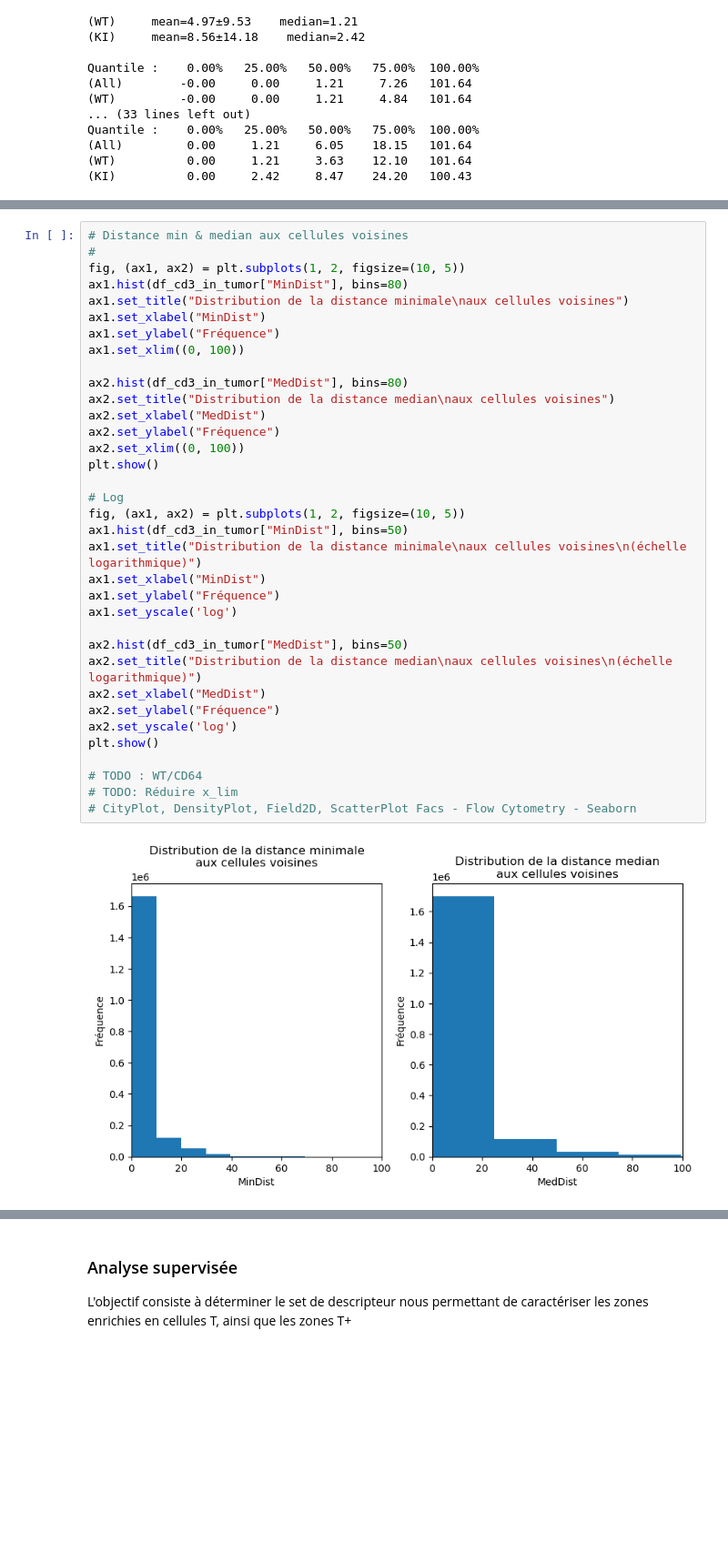
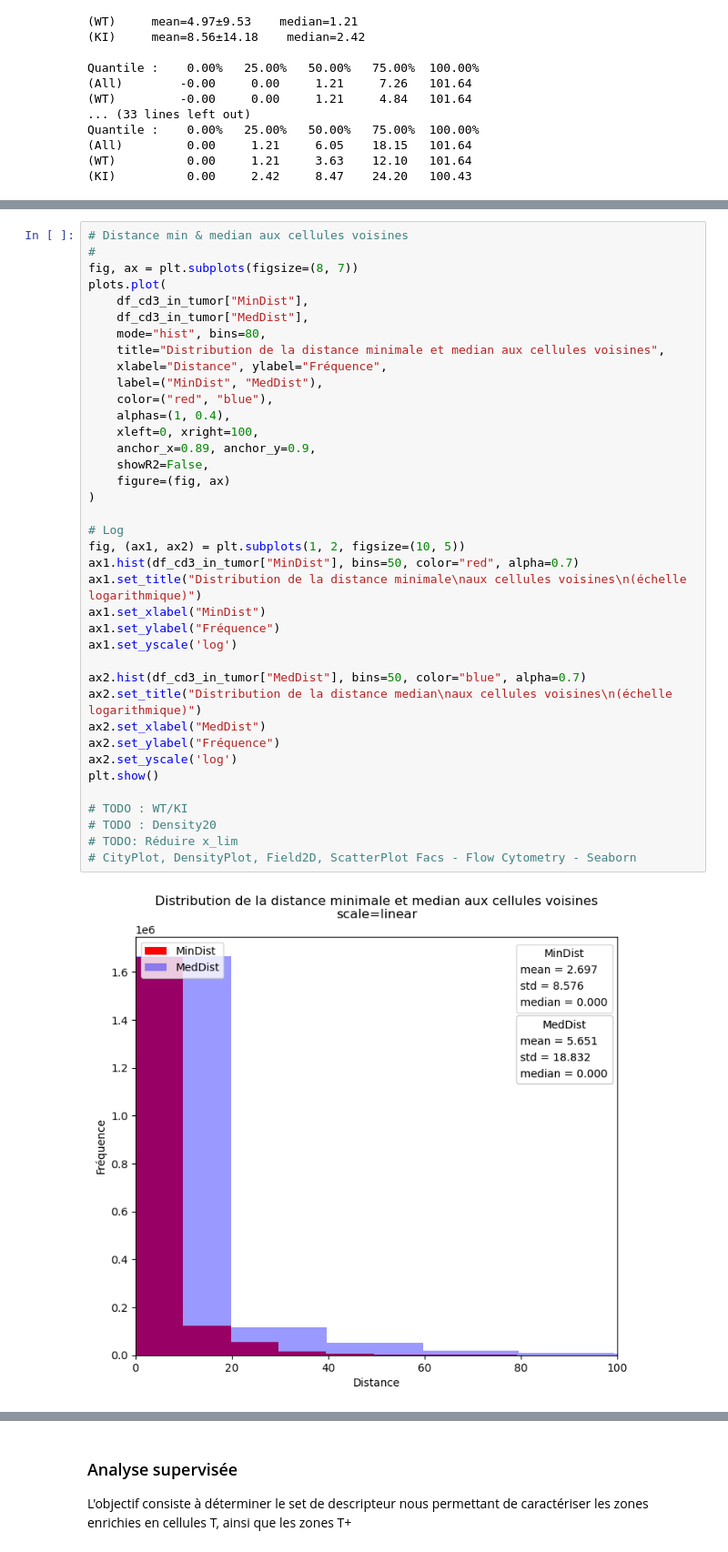
Before and after one commit to Trysis/TumorMEC, a Jupyter notebook: src/analysis.ipynb, the cells around one changed output, grey strips where cells are left out. Shown at 91% size. Drawn from its saved outputs; the diff is of its cells as text; blank space fills up the shorter version.

```diff
--- a/src/analysis.ipynb
+++ b/src/analysis.ipynb
@@ -1730,37 +1435,40 @@ plt.show()
 # %%
 # Distance min & median aux cellules voisines
 #
-fig, (ax1, ax2) = plt.subplots(1, 2, figsize=(10, 5))
-ax1.hist(df_cd3_in_tumor["MinDist"], bins=80)
-ax1.set_title("Distribution de la distance minimale\naux cellules voisines")
-ax1.set_xlabel("MinDist")
-ax1.set_ylabel("Fréquence")
-ax1.set_xlim((0, 100))
-
-ax2.hist(df_cd3_in_tumor["MedDist"], bins=80)
-ax2.set_title("Distribution de la distance median\naux cellules voisines")
-ax2.set_xlabel("MedDist")
-ax2.set_ylabel("Fréquence")
-ax2.set_xlim((0, 100))
-plt.show()
+fig, ax = plt.subplots(figsize=(8, 7))
+plots.plot(
+    df_cd3_in_tumor["MinDist"],
+    df_cd3_in_tumor["MedDist"],
+    mode="hist", bins=80,
+    title="Distribution de la distance minimale et median aux cellules voisines",
+    xlabel="Distance", ylabel="Fréquence",
+    label=("MinDist", "MedDist"),
+    color=("red", "blue"),
+    alphas=(1, 0.4),
+    xleft=0, xright=100,
+    anchor_x=0.89, anchor_y=0.9,
+    showR2=False,
+    figure=(fig, ax)
+)
 
 # Log
 fig, (ax1, ax2) = plt.subplots(1, 2, figsize=(10, 5))
-ax1.hist(df_cd3_in_tumor["MinDist"], bins=50)
+ax1.hist(df_cd3_in_tumor["MinDist"], bins=50, color="red", alpha=0.7)
 ax1.set_title("Distribution de la distance minimale\naux cellules voisines\n(échelle logarithmique)")
 ax1.set_xlabel("MinDist")
 ax1.set_ylabel("Fréquence")
 ax1.set_yscale('log')
 
-ax2.hist(df_cd3_in_tumor["MedDist"], bins=50)
+ax2.hist(df_cd3_in_tumor["MedDist"], bins=50, color="blue", alpha=0.7)
 ax2.set_title("Distribution de la distance median\naux cellules voisines\n(échelle logarithmique)")
 ax2.set_xlabel("MedDist")
 ax2.set_ylabel("Fréquence")
 ax2.set_yscale('log')
 plt.show()
 
-# TODO : WT/CD64
+# TODO : WT/KI
+# TODO : Density20
 # TODO: Réduire x_lim
 # CityPlot, DensityPlot, Field2D, ScatterPlot Facs - Flow Cytometry - Seaborn
 # %% [output]
-[figure, old version]
+[figure, new version]
```
Also changed, not shown: parts of 66 cells of this notebook, 8 other files.
